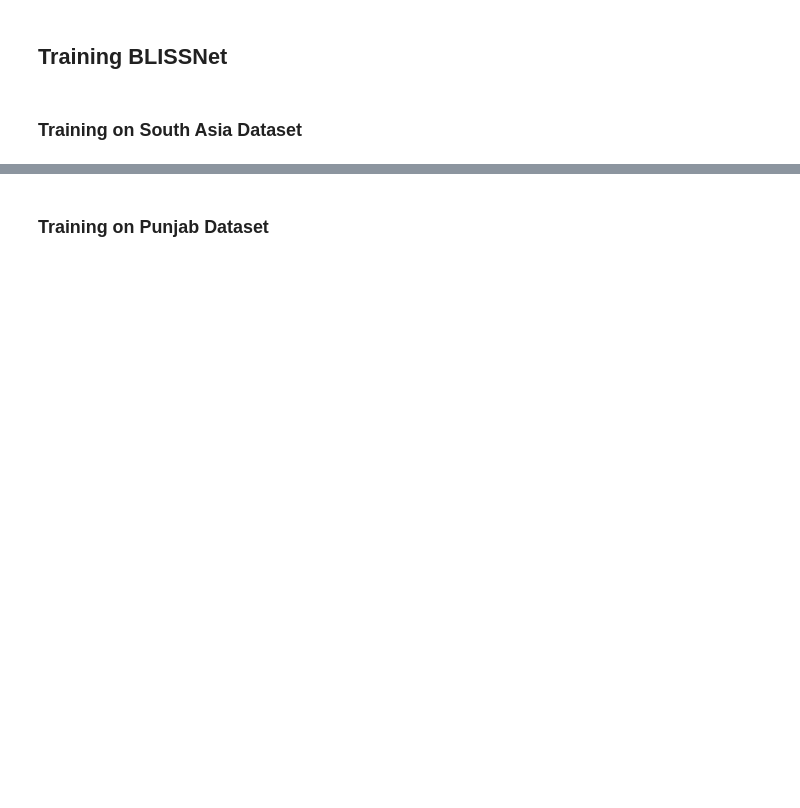
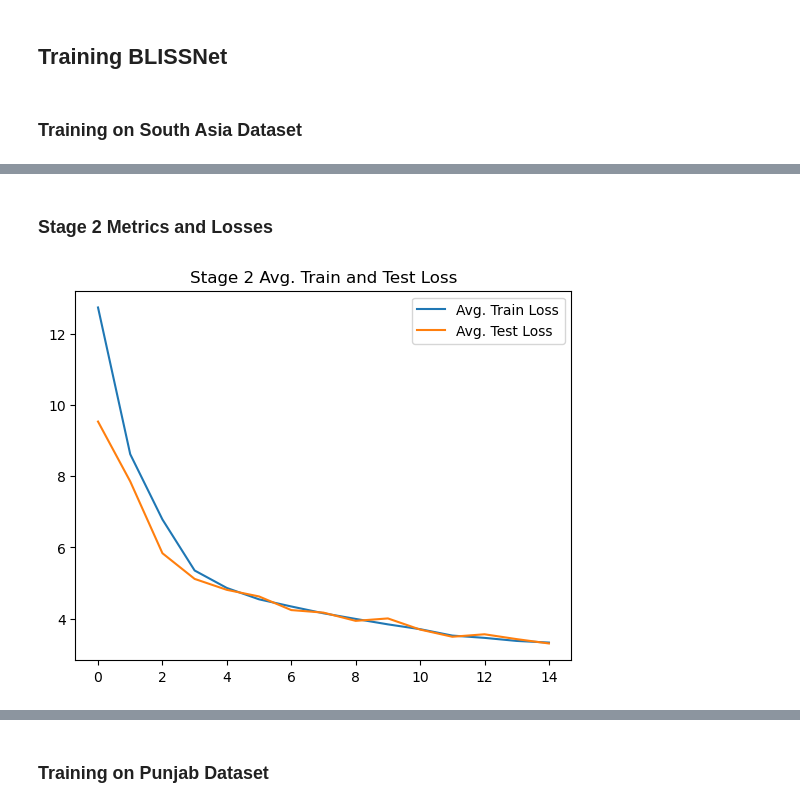
Before and after one commit to syeddaniyalg/blissnet-era5-inference, a Jupyter notebook: training.ipynb, the cells around one changed output, grey strips where cells are left out. Saved outputs shown, nothing was run; the diff lists cells and outputs as text; code cells hidden in the pictures; blank space fills up the shorter version.

```diff
--- a/training.ipynb
+++ b/training.ipynb
@@ -457,0 +611,11 @@ OutOfMemoryError: CUDA out of memory. Tried to allocate 1.33 GiB. GPU 0 has a to
+# %% [markdown]
+### Stage 2 Metrics and Losses
+# %%
+plt.figure()
+plt.plot(south_asia_blissnet.TRAIN_LOSSES_S2, label='Avg. Train Loss')
+plt.plot(south_asia_blissnet.TEST_LOSSES_S2, label='Avg. Test Loss')
+plt.title("Stage 2 Avg. Train and Test Loss")
+plt.legend(loc='upper right')
+plt.show()
+# %% [output]
+[figure, added]
```
Also changed, not shown: parts of 42 cells of this notebook, 5 other files.
